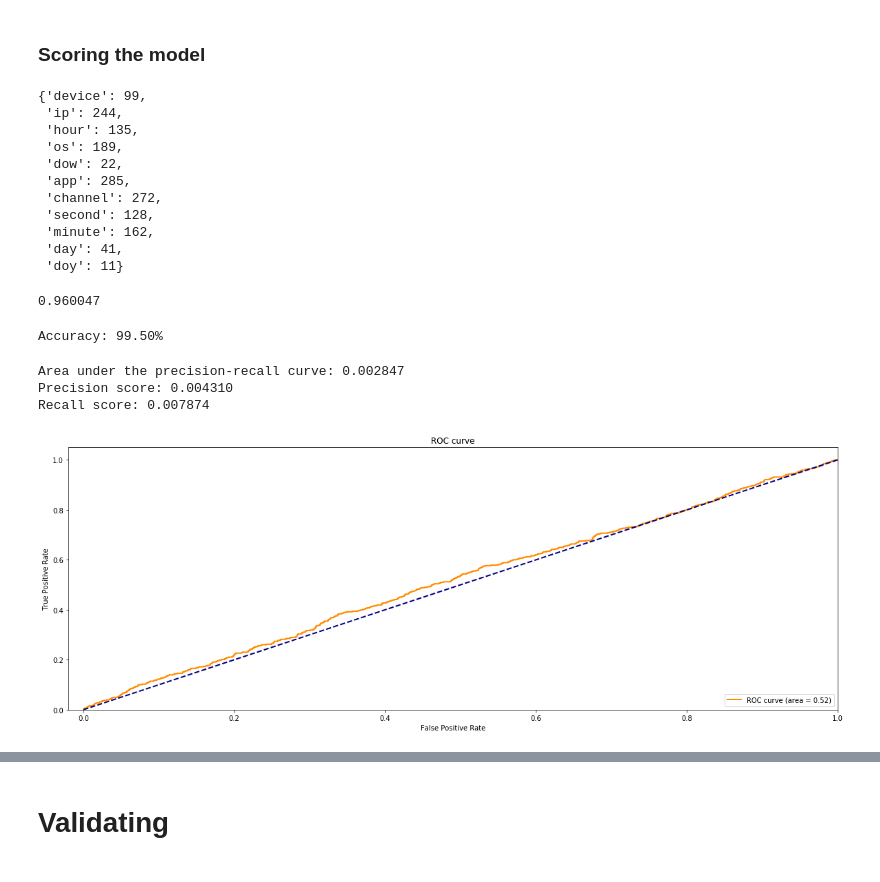
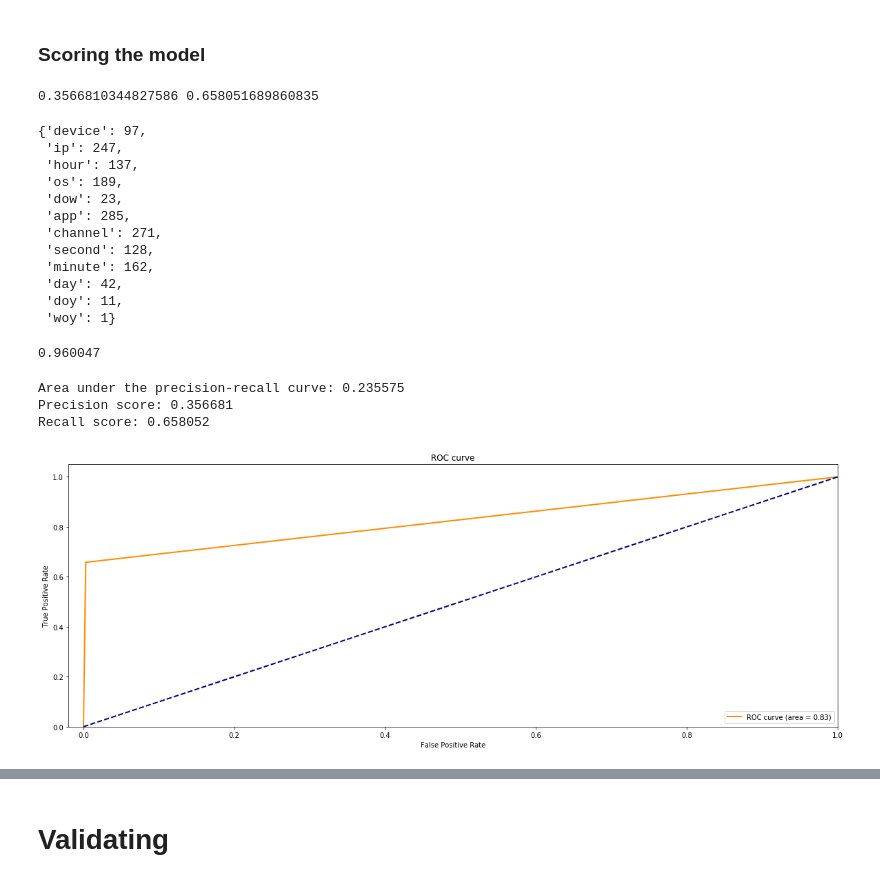
Before and after one commit to 181192/DAT158ML-Oblig02, a Jupyter notebook: Fraud Detection.ipynb, the cells around one changed output, grey strips where cells are left out. Cells and saved outputs as stored; diff of their text form; code cells hidden in the pictures.

```diff
--- a/Fraud Detection.ipynb
+++ b/Fraud Detection.ipynb
@@ -1016,7 +1133,7 @@ params = {
     'objective': 'binary:logistic',
     'scale_pos_weight':9,
     'eval_metric': 'auc',
-    'random_state': 99,
+    'random_state': 42,
     'silent': True,
     "tree_method":'gpu_hist',
     "predictor":'gpu_predictor',
@@ -1054,3 +1169,8 @@ predictions = model.predict(xgb.DMatrix(X_test))
+# %%
+predictions_proba = model.predict(xgb.DMatrix(X_test))
+
+predictions = np.array([pred > 0.5 if 1 else 0 for pred in predictions_proba])
+recall_arr.append([predictions, predictions_proba])
 # %% [markdown]
 ### Plotting the feature importance
 # %% [markdown]
@@ -1070,38 +1209,34 @@ from sklearn.metrics import precision_score
 from sklearn.metrics import recall_score
 
 print(precision_score(y_test, predictions), recall_score(y_test, predictions))
+# %% [output]
+0.3566810344827586 0.658051689860835
 # %%
 model.get_score()
 # %% [output]
-{'device': 99,
- 'ip': 244,
- 'hour': 135,
+{'device': 97,
+ 'ip': 247,
+ 'hour': 137,
  'os': 189,
- 'dow': 22,
+ 'dow': 23,
  'app': 285,
- 'channel': 272,
+ 'channel': 271,
  'second': 128,
  'minute': 162,
- 'day': 41,
- 'doy': 11}
+ 'day': 42,
+ 'doy': 11,
+ 'woy': 1}
 # %%
 model.best_score
 # %% [output]
 0.960047
-# %%
-from sklearn.metrics import accuracy_score
-
-accuracy = accuracy_score(y_test, y[:len(y_test)])
-print("Accuracy: %.2f%%" % (accuracy * 100.0))
-# %% [output]
-Accuracy: 99.50%
 # %%
-printScoring(y[:len(predictions)], predictions)
+printScoring(y_test, predictions)
 # %% [output]
-Area under the precision-recall curve: 0.002847
-Precision score: 0.004310
-Recall score: 0.007874
+Area under the precision-recall curve: 0.235575
+Precision score: 0.356681
+Recall score: 0.658052
 # %%
-plotROC(y[:len(predictions)], predictions)
+plotROC(y_test, predictions)
 # %% [output]
-[figure, old version]
+[figure, new version]
```
Also changed, not shown: parts of 45 cells of this notebook.
